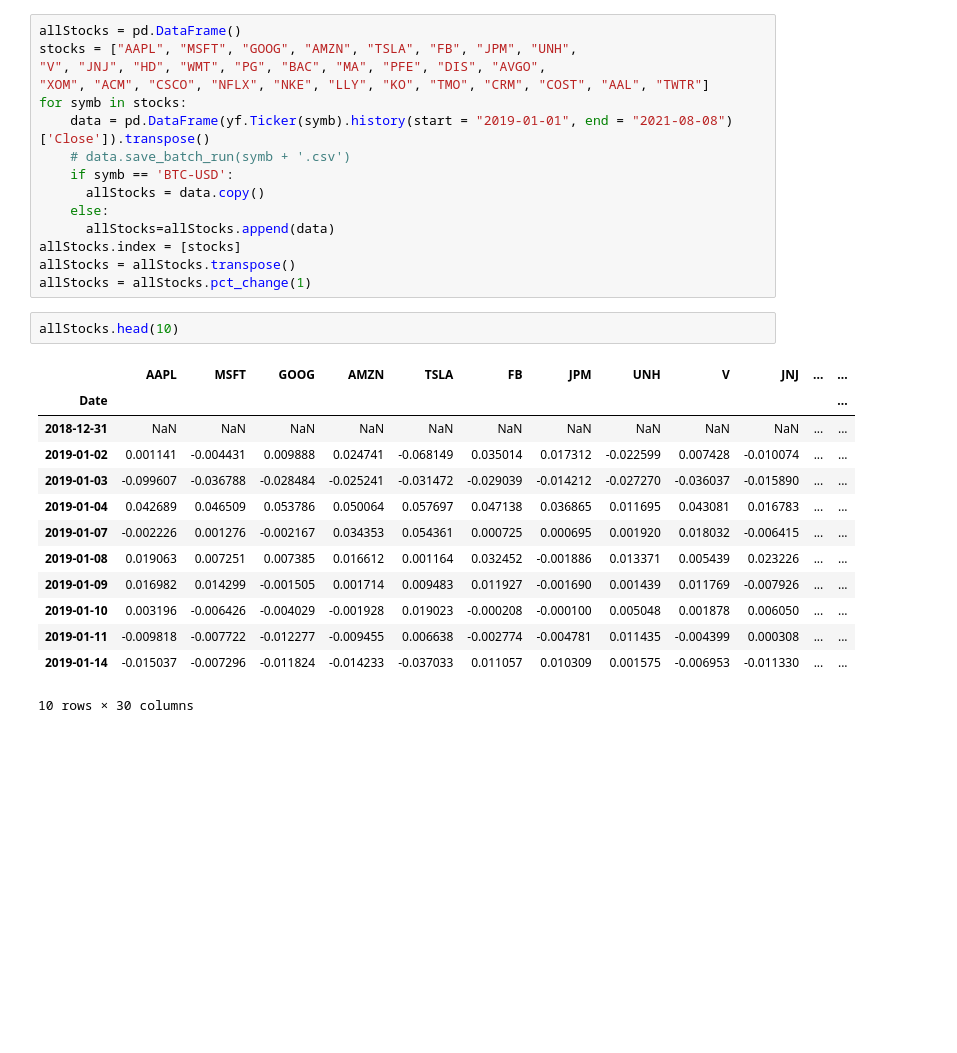
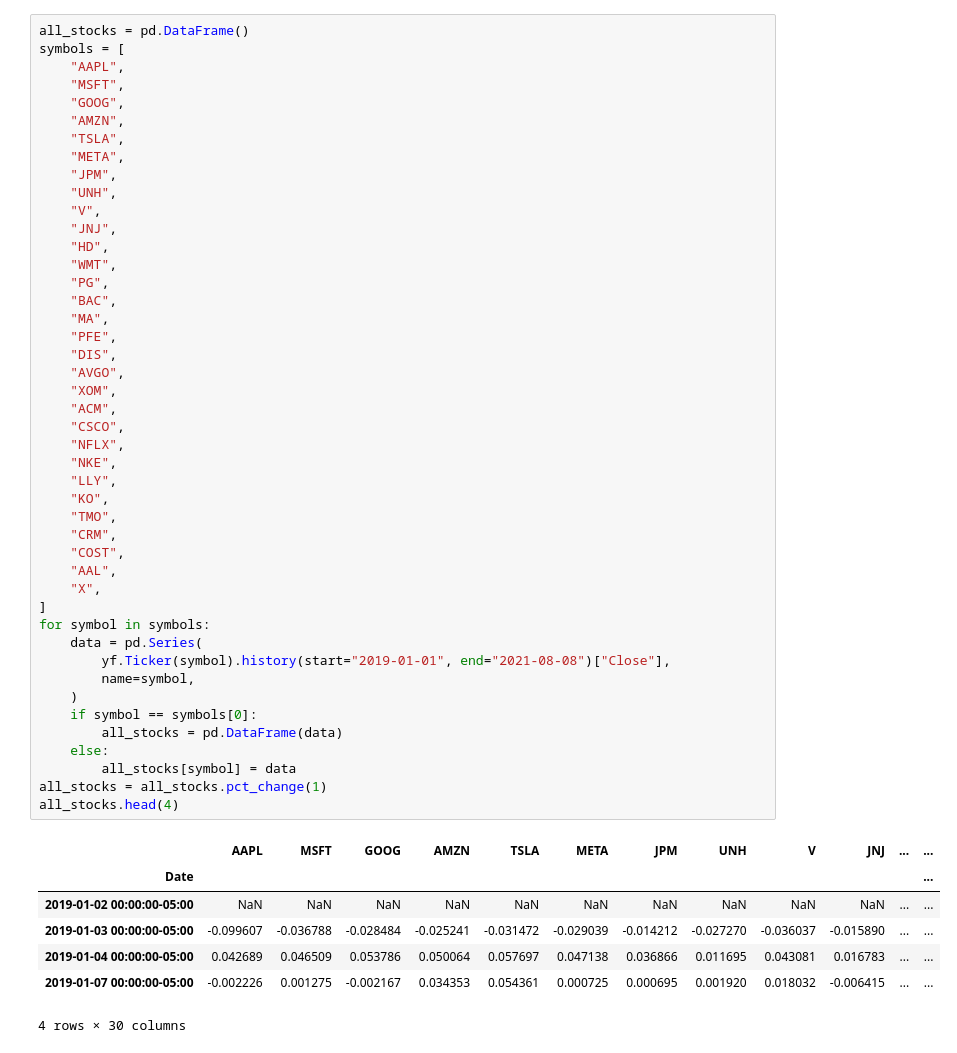
Before and after one commit to RiskLabAI/Notebooks.py, a Jupyter notebook: cluster/Clustering-py.ipynb, the cells around one changed output. Cells and saved outputs as stored; diff of their text form; blank space fills up the shorter version.

```diff
--- a/cluster/Clustering-py.ipynb
+++ b/cluster/Clustering-py.ipynb
@@ -18,31 +25,53 @@ from Clustering import*
 # %%
-allStocks = pd.DataFrame()
-stocks = ["AAPL", "MSFT", "GOOG", "AMZN", "TSLA", "FB", "JPM", "UNH",
-"V", "JNJ", "HD", "WMT", "PG", "BAC", "MA", "PFE", "DIS", "AVGO",
-"XOM", "ACM", "CSCO", "NFLX", "NKE", "LLY", "KO", "TMO", "CRM", "COST", "AAL", "TWTR"]
-for symb in stocks:
-    data = pd.DataFrame(yf.Ticker(symb).history(start = "2019-01-01", end = "2021-08-08")['Close']).transpose()
-    # data.save_batch_run(symb + '.csv')
-    if symb == 'BTC-USD':
-      allStocks = data.copy()
+all_stocks = pd.DataFrame()
+symbols = [
+    "AAPL",
+    "MSFT",
+    "GOOG",
+    "AMZN",
+    "TSLA",
+    "META",
+    "JPM",
+    "UNH",
+    "V",
+    "JNJ",
+    "HD",
+    "WMT",
+    "PG",
+    "BAC",
+    "MA",
+    "PFE",
+    "DIS",
+    "AVGO",
+    "XOM",
+    "ACM",
+    "CSCO",
+    "NFLX",
+    "NKE",
+    "LLY",
+    "KO",
+    "TMO",
+    "CRM",
+    "COST",
+    "AAL",
+    "X",
+]
+for symbol in symbols:
+    data = pd.Series(
+        yf.Ticker(symbol).history(start="2019-01-01", end="2021-08-08")["Close"],
+        name=symbol,
+    )
+    if symbol == symbols[0]:
+        all_stocks = pd.DataFrame(data)
     else:
-      allStocks=allStocks.append(data)
-allStocks.index = [stocks]
-allStocks = allStocks.transpose()
-allStocks = allStocks.pct_change(1)
+        all_stocks[symbol] = data
+all_stocks = all_stocks.pct_change(1)
+all_stocks.head(4)
+# %% [output]
+|  | AAPL | MSFT | GOOG | AMZN | TSLA | META | JPM | UNH | V | JNJ | ... | ... |
+| Date |  |  |  |  |  |  |  |  |  |  |  | ... |
+| 2019-01-02 00:00:00-05:00 | NaN | NaN | NaN | NaN | NaN | NaN | NaN | NaN | NaN | NaN | ... | ... |
+| 2019-01-03 00:00:00-05:00 | -0.099607 | -0.036788 | -0.028484 | -0.025241 | -0.031472 | -0.029039 | -0.014212 | -0.027270 | -0.036037 | -0.015890 | ... | ... |
+| 2019-01-04 00:00:00-05:00 | 0.042689 | 0.046509 | 0.053786 | 0.050064 | 0.057697 | 0.047138 | 0.036866 | 0.011695 | 0.043081 | 0.016783 | ... | ... |
+| 2019-01-07 00:00:00-05:00 | -0.002226 | 0.001275 | -0.002167 | 0.034353 | 0.054361 | 0.000725 | 0.000695 | 0.001920 | 0.018032 | -0.006415 | ... | ... |
+4 rows × 30 columns
-# %%
-allStocks.head(10)
-# %% [output]
-|  | AAPL | MSFT | GOOG | AMZN | TSLA | FB | JPM | UNH | V | JNJ | ... | ... |
-| Date |  |  |  |  |  |  |  |  |  |  |  | ... |
-| 2018-12-31 | NaN | NaN | NaN | NaN | NaN | NaN | NaN | NaN | NaN | NaN | ... | ... |
-| 2019-01-02 | 0.001141 | -0.004431 | 0.009888 | 0.024741 | -0.068149 | 0.035014 | 0.017312 | -0.022599 | 0.007428 | -0.010074 | ... | ... |
-| 2019-01-03 | -0.099607 | -0.036788 | -0.028484 | -0.025241 | -0.031472 | -0.029039 | -0.014212 | -0.027270 | -0.036037 | -0.015890 | ... | ... |
-| 2019-01-04 | 0.042689 | 0.046509 | 0.053786 | 0.050064 | 0.057697 | 0.047138 | 0.036865 | 0.011695 | 0.043081 | 0.016783 | ... | ... |
-| 2019-01-07 | -0.002226 | 0.001276 | -0.002167 | 0.034353 | 0.054361 | 0.000725 | 0.000695 | 0.001920 | 0.018032 | -0.006415 | ... | ... |
-| 2019-01-08 | 0.019063 | 0.007251 | 0.007385 | 0.016612 | 0.001164 | 0.032452 | -0.001886 | 0.013371 | 0.005439 | 0.023226 | ... | ... |
-| 2019-01-09 | 0.016982 | 0.014299 | -0.001505 | 0.001714 | 0.009483 | 0.011927 | -0.001690 | 0.001439 | 0.011769 | -0.007926 | ... | ... |
-| 2019-01-10 | 0.003196 | -0.006426 | -0.004029 | -0.001928 | 0.019023 | -0.000208 | -0.000100 | 0.005048 | 0.001878 | 0.006050 | ... | ... |
-| 2019-01-11 | -0.009818 | -0.007722 | -0.012277 | -0.009455 | 0.006638 | -0.002774 | -0.004781 | 0.011435 | -0.004399 | 0.000308 | ... | ... |
-| 2019-01-14 | -0.015037 | -0.007296 | -0.011824 | -0.014233 | -0.037033 | 0.011057 | 0.010309 | 0.001575 | -0.006953 | -0.011330 | ... | ... |
-10 rows × 30 columns
```
Also changed, not shown: parts of 20 cells of this notebook.
